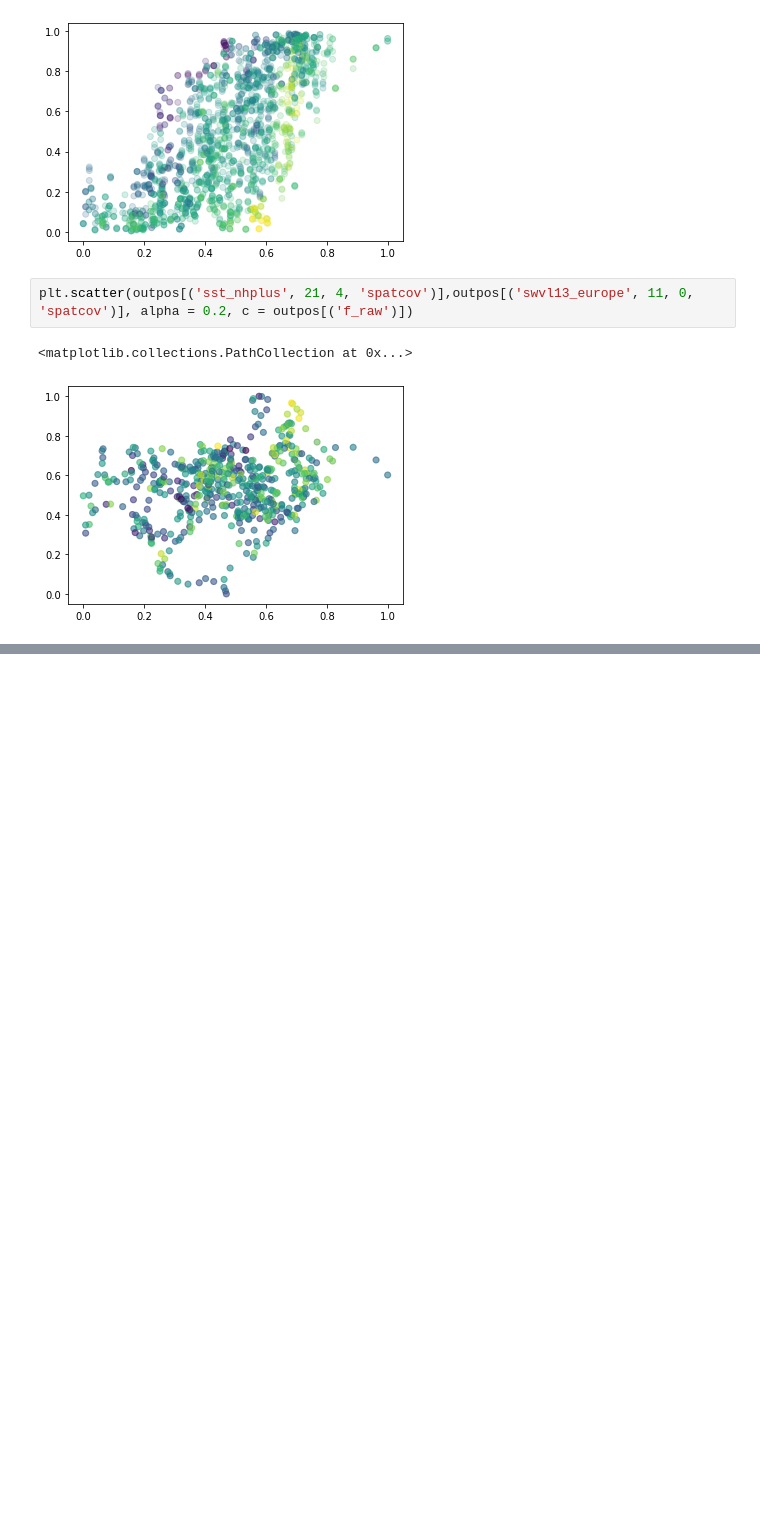
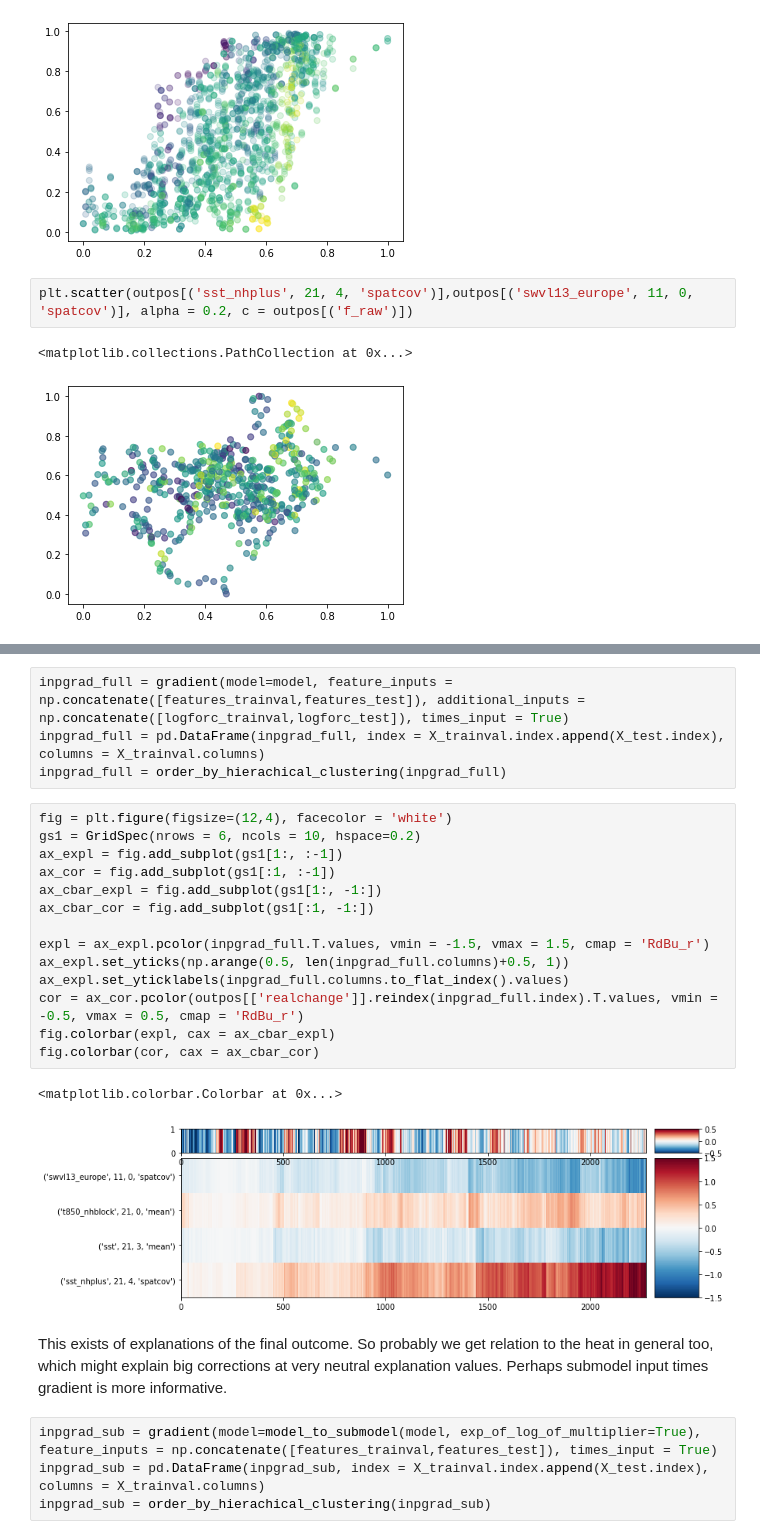
Before and after one commit to chiemvs/Hybrid, a Jupyter notebook: notebooks/model_behavior.ipynb, the cells around one changed output, grey strips where cells are left out. Drawn from its saved outputs; the diff is of its cells as text; blank space fills up the shorter version.

Commit message:
Fixed type in order_by_hierarchical clustering. Also used that function to experiment with new visializations in the model_behavior notebook.

```diff
--- a/notebooks/model_behavior.ipynb
+++ b/notebooks/model_behavior.ipynb
@@ -250,0 +260,27 @@ plt.scatter(outpos[('sst_nhplus', 21, 4, 'spatcov')],outpos[('swvl13_europe', 11
+# %%
+inpgrad_full = gradient(model=model, feature_inputs = np.concatenate([features_trainval,features_test]), additional_inputs = np.concatenate([logforc_trainval,logforc_test]), times_input = True)
+inpgrad_full = pd.DataFrame(inpgrad_full, index = X_trainval.index.append(X_test.index), columns = X_trainval.columns)
+inpgrad_full = order_by_hierachical_clustering(inpgrad_full)
+# %%
+fig = plt.figure(figsize=(12,4), facecolor = 'white')
+gs1 = GridSpec(nrows = 6, ncols = 10, hspace=0.2)
+ax_expl = fig.add_subplot(gs1[1:, :-1])
+ax_cor = fig.add_subplot(gs1[:1, :-1])
+ax_cbar_expl = fig.add_subplot(gs1[1:, -1:])
+ax_cbar_cor = fig.add_subplot(gs1[:1, -1:])
+
+expl = ax_expl.pcolor(inpgrad_full.T.values, vmin = -1.5, vmax = 1.5, cmap = 'RdBu_r')
+ax_expl.set_yticks(np.arange(0.5, len(inpgrad_full.columns)+0.5, 1))
+ax_expl.set_yticklabels(inpgrad_full.columns.to_flat_index().values)
+cor = ax_cor.pcolor(outpos[['realchange']].reindex(inpgrad_full.index).T.values, vmin = -0.5, vmax = 0.5, cmap = 'RdBu_r')
+fig.colorbar(expl, cax = ax_cbar_expl)
+fig.colorbar(cor, cax = ax_cbar_cor)
+# %% [output]
+<matplotlib.colorbar.Colorbar at 0x...>
+[figure, added]
+# %% [markdown]
+This exists of explanations of the final outcome. So probably we get relation to the heat in general too, which might explain big corrections at very neutral explanation values. Perhaps submodel input times gradient is more informative.
+# %%
+inpgrad_sub = gradient(model=model_to_submodel(model, exp_of_log_of_multiplier=True), feature_inputs = np.concatenate([features_trainval,features_test]), times_input = True)
+inpgrad_sub = pd.DataFrame(inpgrad_sub, index = X_trainval.index.append(X_test.index), columns = X_trainval.columns)
+inpgrad_sub = order_by_hierachical_clustering(inpgrad_sub)
```
Also changed, not shown: parts of 13 cells of this notebook, 1 other file.
